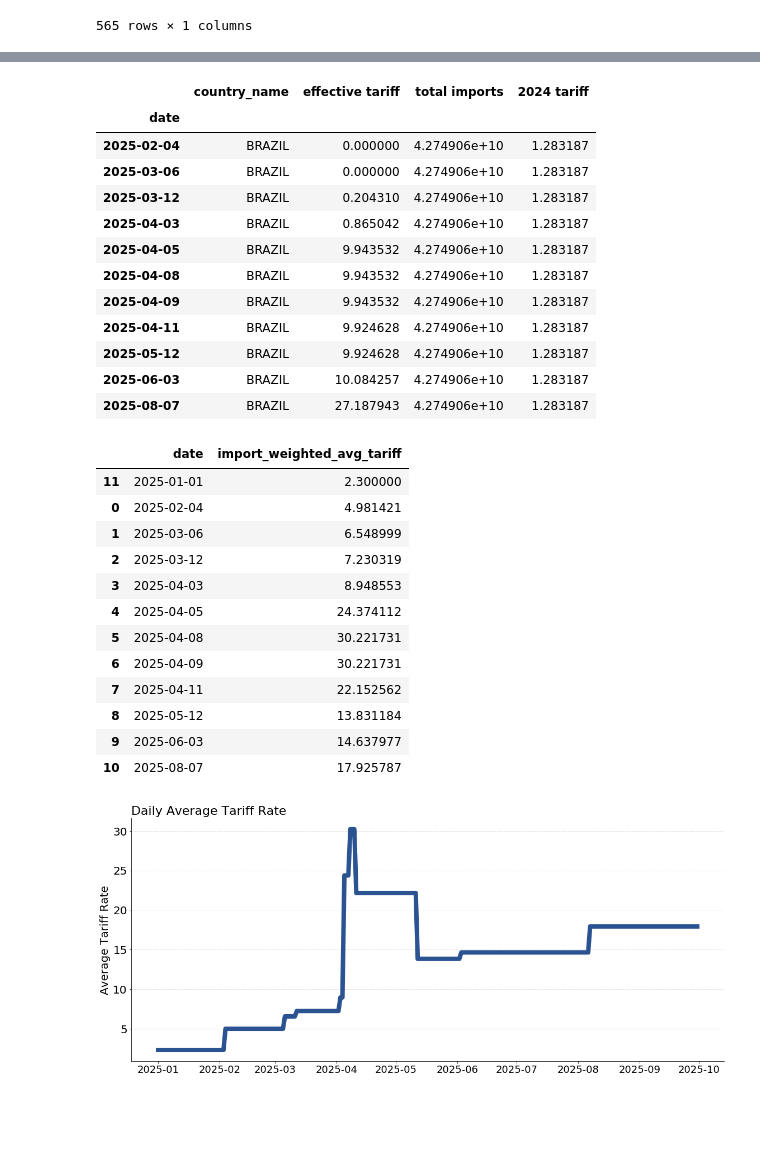
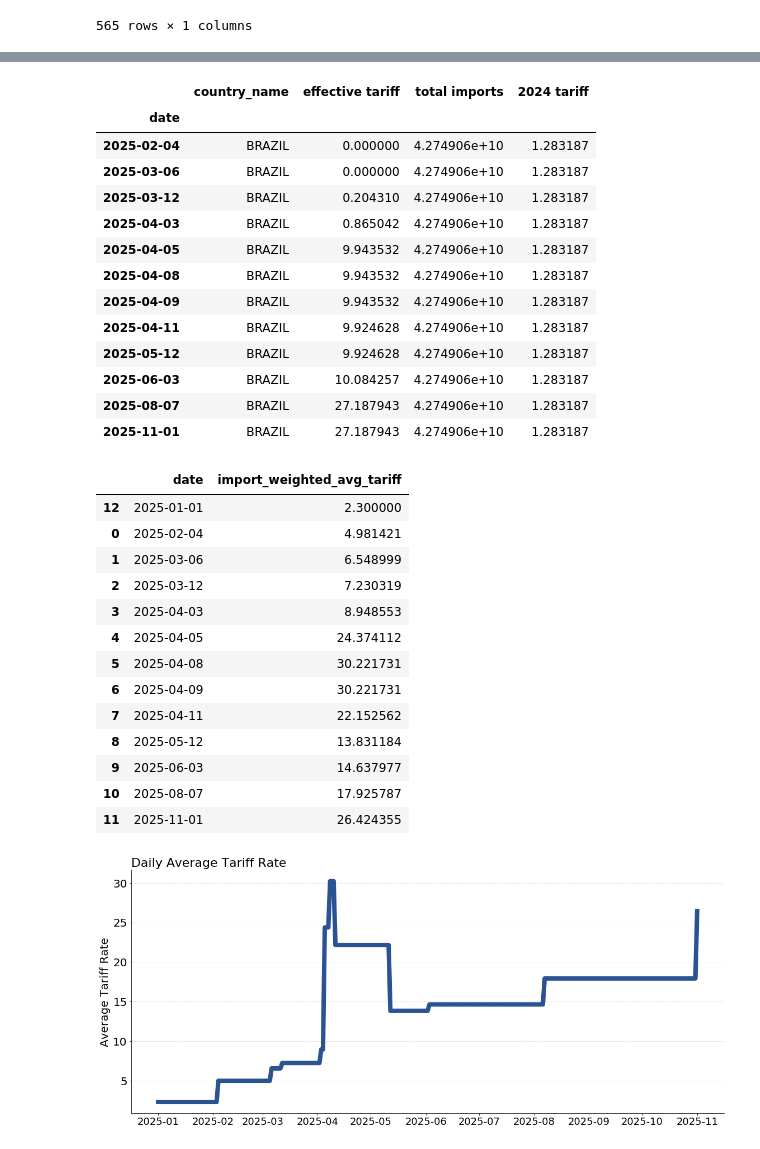
Before and after one commit to tradewartracker/trade-war-redux-2025, a Jupyter notebook: make-tariff-by-country-by-time.ipynb, the cells around one changed output, grey strips where cells are left out. Cells and saved outputs as stored; diff of their text form; code cells hidden in the pictures; blank space fills up the shorter version.

```diff
--- a/make-tariff-by-country-by-time.ipynb
+++ b/make-tariff-by-country-by-time.ipynb
@@ -336,6 +336,11 @@ def tariff_imports(df, cnty_code, tariff, date):
 
         # df.loc[df["CTY_CODE"] == "5650", "tariff"] = 20.0 # 30 percent on Philippines
 
+    if pd.to_datetime("2025-11-01") <= date:
+
+        df.loc[df["CTY_CODE"] == "5700", "tariff"] = tariff + 100.0
+
+
 
     exemption = df["HS10"].isin(expemption_list["HTSUS"].tolist())
 
@@ -462,7 +467,7 @@ df = pd.DataFrame()
 tariffs_by_date = pd.DataFrame(columns=['country_name',"effective tariff", "total imports", "date"])
 
 date_strings = ["2025-02-04", "2025-03-06", "2025-03-12", "2025-04-03", "2025-04-05",
-                "2025-04-08","2025-04-09","2025-04-11","2025-05-12","2025-06-03", "2025-08-07"]
+                "2025-04-08","2025-04-09","2025-04-11","2025-05-12","2025-06-03", "2025-08-07", "2025-11-01"]
 
 
 for date_str in date_strings:
@@ -520,6 +525,7 @@ tariffs_by_date[tariffs_by_date["country_name"] == "BRAZIL"]
 | 2025-05-12 | BRAZIL | 9.924628 | 4.274906e+10 | 1.283187 |
 | 2025-06-03 | BRAZIL | 10.084257 | 4.274906e+10 | 1.283187 |
 | 2025-08-07 | BRAZIL | 27.187943 | 4.274906e+10 | 1.283187 |
+| 2025-11-01 | BRAZIL | 27.187943 | 4.274906e+10 | 1.283187 |
 # %%
 weighted_avg_tariff = (
     tariffs_by_date
@@ -549,7 +555,7 @@ weighted_avg_tariff = weighted_avg_tariff.sort_values('date')
 weighted_avg_tariff
 # %% [output]
 |  | date | import_weighted_avg_tariff |
-| 11 | 2025-01-01 | 2.300000 |
+| 12 | 2025-01-01 | 2.300000 |
 | 0 | 2025-02-04 | 4.981421 |
 | 1 | 2025-03-06 | 6.548999 |
 | 2 | 2025-03-12 | 7.230319 |
@@ -561,12 +567,13 @@ weighted_avg_tariff
 | 8 | 2025-05-12 | 13.831184 |
 | 9 | 2025-06-03 | 14.637977 |
 | 10 | 2025-08-07 | 17.925787 |
+| 11 | 2025-11-01 | 26.424355 |
 # %%
 # 1. Set date as index if not already
 weighted_avg_tariff = weighted_avg_tariff.set_index('date')
 
 # 2. Create a regular date range (e.g., daily)
-full_range = pd.date_range(weighted_avg_tariff.index.min(), '2025-09-30', freq='D')
+full_range = pd.date_range(weighted_avg_tariff.index.min(), '2025-11-01', freq='D')
 
 # 3. Reindex and forward-fill missing values
 weighted_avg_tariff_filled = weighted_avg_tariff.reindex(full_range).ffill()
@@ -578,34 +585,34 @@ weighted_avg_tariff_filled = weighted_avg_tariff_filled.reset_index().rename(col
 fig, ax = plt.subplots(figsize = (19,8))
 
 mike_blue = tuple(np.array([20, 64, 134]) / 255)
 
 ax.plot(weighted_avg_tariff_filled['date'], weighted_avg_tariff_filled['import_weighted_avg_tariff'],
         alpha=0.90, color=mike_blue, linewidth=8, linestyle="-")
 
 
 
 # ax.plot(weighted_avg_tariff.date, weighted_avg_tariff.import_weighted_avg_tariff, alpha = 0.90, color = mike_blue, linewidth = 8, linestyle= "-")
 
 # ax.plot(merged_df.time.tail(2), merged_df.tariff.tail(2), alpha = 0.90, color = "darkred", linewidth = 8, linestyle= "-")
 
 ax.set_ylabel('Average Tariff Rate', fontsize = 20)
 
 ax.set_title("Daily Average Tariff Rate", fontsize = 22, loc= "left" )
 
 # ax.set_xlim(dt.datetime(1928,1,31),dt.datetime(2028,1,1))
 
 # ax.set_ylim(0,30)
 
 ax.yaxis.grid(alpha= 0.5, linestyle= "--")
 
 ax.tick_params(axis='x', labelsize=18)  # Change font size of x-axis tick labels
 ax.tick_params(axis='y', labelsize=20)  # Change font size of y-axis tick labels
 
 ax.spines["right"].set_visible(False)
 
 ax.spines["top"].set_visible(False)
 # %% [output]
-[figure, old version]
+[figure, new version]
 # %%
 weighted_avg_tariff_filled.to_csv("daily-tariff-latest-data.csv")
 # %%
```
Also changed, not shown: parts of 4 cells of this notebook, 3 other files.
